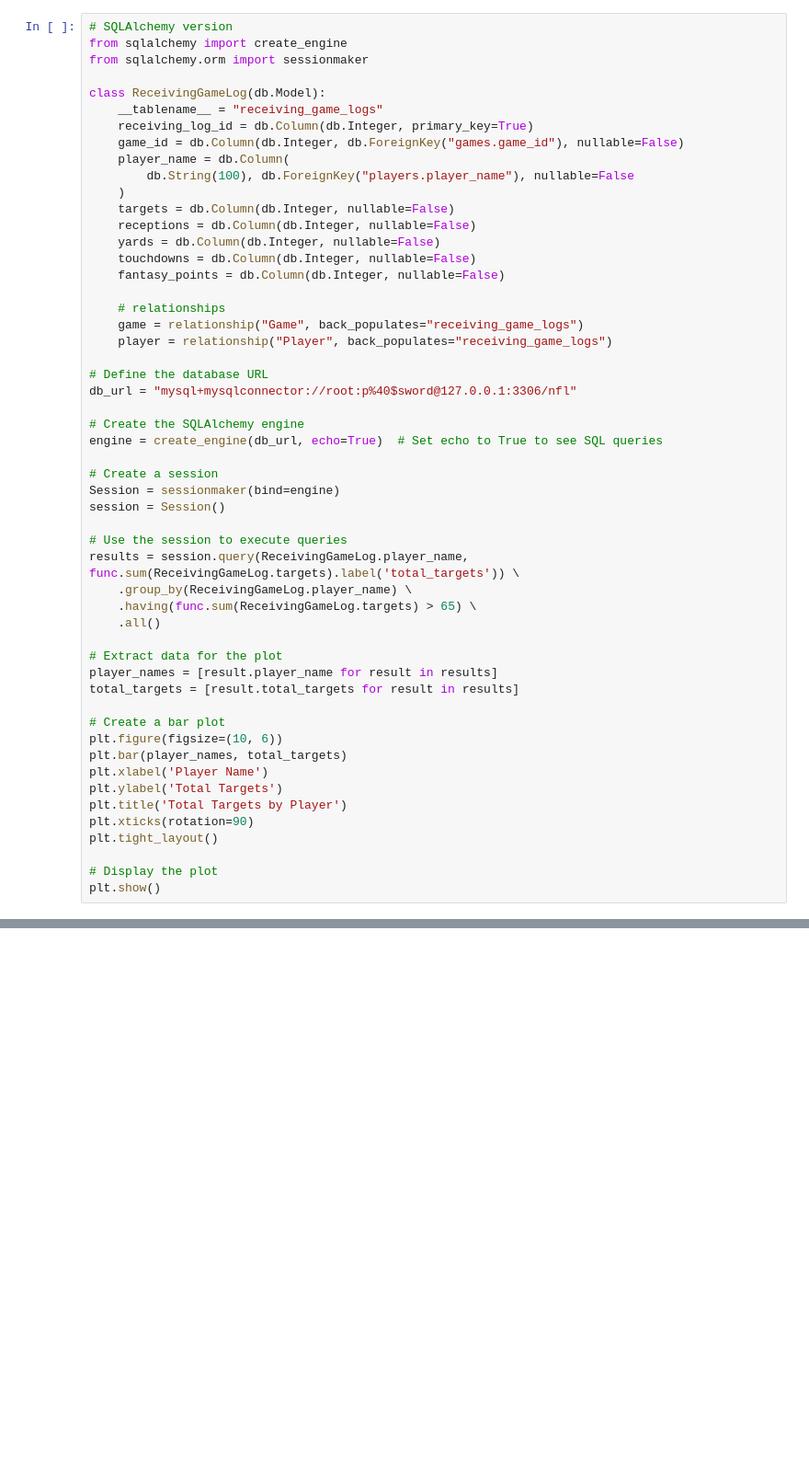
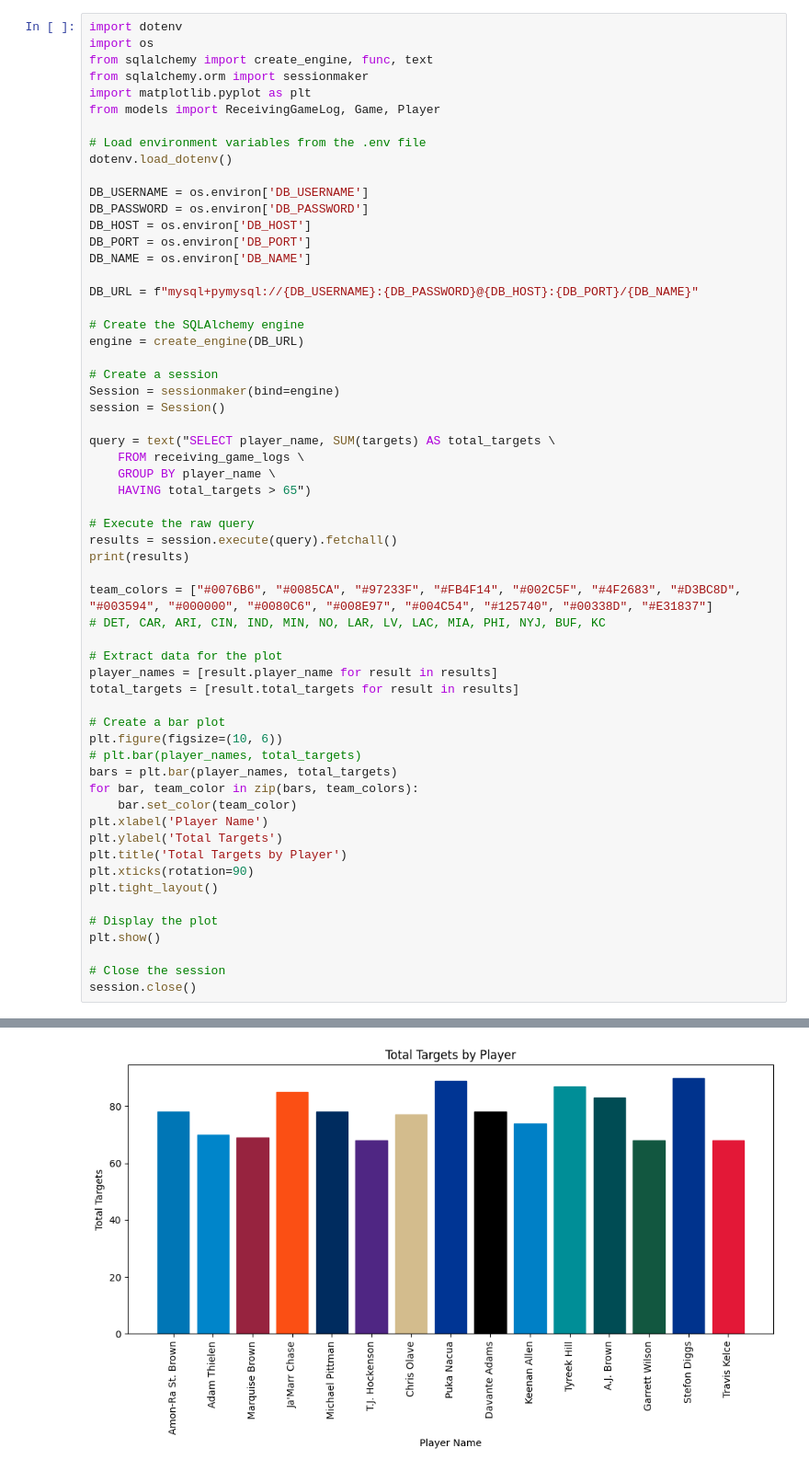
Before and after one commit to vanbrantley/NFL, a Jupyter notebook: backend/Insights.ipynb, the cells around one changed output, grey strips where cells are left out. Shown: that part at 92% size. Saved outputs shown, nothing was run; the diff lists cells and outputs as text; blank space fills up the shorter version.

Commit message:
Add jupyter notebook for exploratory data visualization

```diff
--- a/backend/Insights.ipynb
+++ b/backend/Insights.ipynb
@@ -72,40 +1,40 @@ Connected to the database.
 # %%
-# SQLAlchemy version
-from sqlalchemy import create_engine
+import dotenv
+import os
+from sqlalchemy import create_engine, func, text
 from sqlalchemy.orm import sessionmaker
+import matplotlib.pyplot as plt
+from models import ReceivingGameLog, Game, Player
 
-class ReceivingGameLog(db.Model):
-    __tablename__ = "receiving_game_logs"
-    receiving_log_id = db.Column(db.Integer, primary_key=True)
-    game_id = db.Column(db.Integer, db.ForeignKey("games.game_id"), nullable=False)
-    player_name = db.Column(
-        db.String(100), db.ForeignKey("players.player_name"), nullable=False
-    )
-    targets = db.Column(db.Integer, nullable=False)
-    receptions = db.Column(db.Integer, nullable=False)
-    yards = db.Column(db.Integer, nullable=False)
-    touchdowns = db.Column(db.Integer, nullable=False)
-    fantasy_points = db.Column(db.Integer, nullable=False)
+# Load environment variables from the .env file
+dotenv.load_dotenv()
 
-    # relationships
-    game = relationship("Game", back_populates="receiving_game_logs")
-    player = relationship("Player", back_populates="receiving_game_logs")
+DB_USERNAME = os.environ['DB_USERNAME']
+DB_PASSWORD = os.environ['DB_PASSWORD']
+DB_HOST = os.environ['DB_HOST']
+DB_PORT = os.environ['DB_PORT']
+DB_NAME = os.environ['DB_NAME']
 
-# Define the database URL
-db_url = "mysql+mysqlconnector://root:p%40$sword@127.0.0.1:3306/nfl"
+DB_URL = f"mysql+pymysql://{DB_USERNAME}:{DB_PASSWORD}@{DB_HOST}:{DB_PORT}/{DB_NAME}"
 
 # Create the SQLAlchemy engine
-engine = create_engine(db_url, echo=True)  # Set echo to True to see SQL queries
+engine = create_engine(DB_URL)
 
 # Create a session
 Session = sessionmaker(bind=engine)
 session = Session()
 
-# Use the session to execute queries
-results = session.query(ReceivingGameLog.player_name, func.sum(ReceivingGameLog.targets).label('total_targets')) \
-    .group_by(ReceivingGameLog.player_name) \
-    .having(func.sum(ReceivingGameLog.targets) > 65) \
-    .all()
+query = text("SELECT player_name, SUM(targets) AS total_targets \
+    FROM receiving_game_logs \
+    GROUP BY player_name \
+    HAVING total_targets > 65")
+
+# Execute the raw query
+results = session.execute(query).fetchall()
+print(results)
+
+team_colors = ["#0076B6", "#0085CA", "#97233F", "#FB4F14", "#002C5F", "#4F2683", "#D3BC8D", "#003594", "#000000", "#0080C6", "#008E97", "#004C54", "#125740", "#00338D", "#E31837"]
+# DET, CAR, ARI, CIN, IND, MIN, NO, LAR, LV, LAC, MIA, PHI, NYJ, BUF, KC
 
 # Extract data for the plot
 player_names = [result.player_name for result in results]
@@ -113,7 +42,10 @@ total_targets = [result.total_targets for result in results]
 
 # Create a bar plot
 plt.figure(figsize=(10, 6))
-plt.bar(player_names, total_targets)
+# plt.bar(player_names, total_targets)
+bars = plt.bar(player_names, total_targets)
+for bar, team_color in zip(bars, team_colors):
+    bar.set_color(team_color)
 plt.xlabel('Player Name')
 plt.ylabel('Total Targets')
 plt.title('Total Targets by Player')
@@ -122,4 +54,7 @@ plt.tight_layout()
 
 # Display the plot
 plt.show()
+
+# Close the session
+session.close()
 # %% [output]
@@ -126,0 +62 @@ NameError: name 'db' is not defined
+[figure, added]
```
Also changed, not shown: parts of 2 cells of this notebook, 1 other file.
